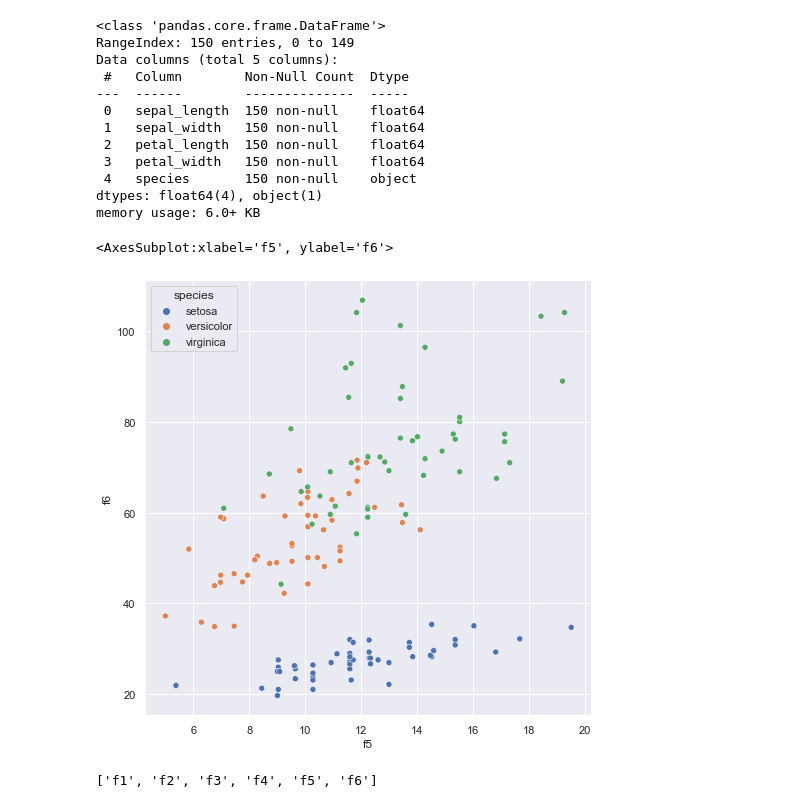
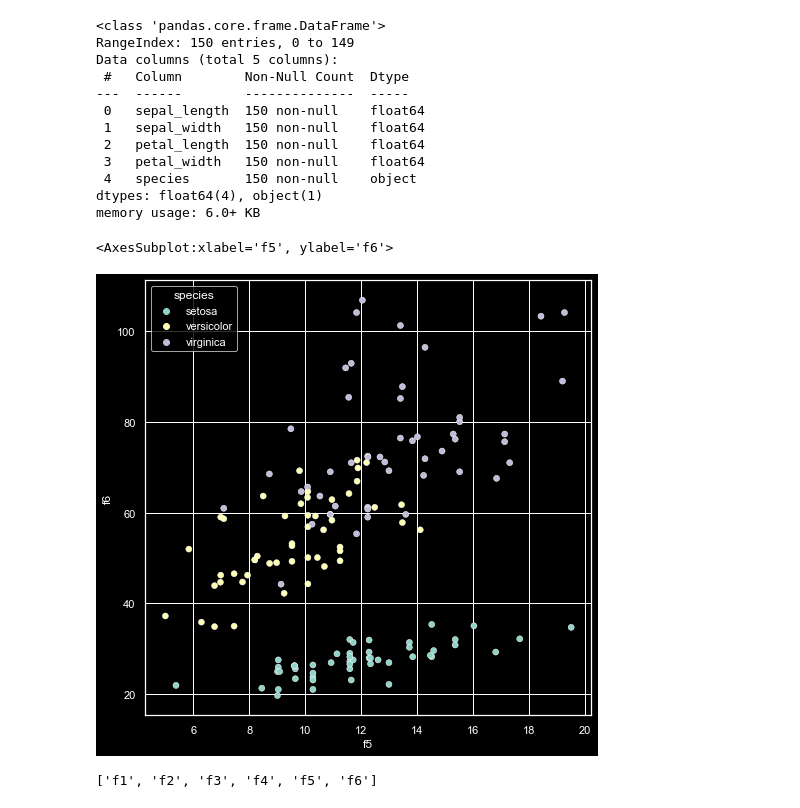
Before and after one commit to lostmygithubaccount/pl-learn, a Jupyter notebook: projects/iris/Untitled.ipynb, the cells around one changed output. Saved outputs shown, nothing was run; the diff lists cells and outputs as text; code cells hidden in the pictures.

Commit message:
dark mode

```diff
--- a/projects/iris/Untitled.ipynb
+++ b/projects/iris/Untitled.ipynb
@@ -76,9 +76,13 @@ kbs
 setup plotting with seaborn and matplotlib
 # %%
 import seaborn as sns
+import matplotlib as mpl
 import matplotlib.pyplot as plt
 
 sns.set_theme()
+sns.set_style("darkgrid")
+#mpl.rcParams["figure.facecolor"] = "black"
+plt.style.use(["dark_background"])
 # %% [markdown]
 let's plot ``sepal_length`` vs ``sepal_width``
 # %%
@@ -144,12 +148,12 @@ df["f4"] = df.sepal_width ** 2 + df.petal_length ** 2
 df["f5"] = df.sepal_width ** 2 + df.petal_width ** 2
 df["f6"] = df.sepal_length ** 2 + df.petal_length ** 2
 # %%
-f, ax = plt.subplots(figsize=(8, 8))
+fig, ax = plt.subplots(figsize=(8, 8))
 
 sns.scatterplot(data=df, x="f5", y="f6", hue="species")
 # %% [output]
 <AxesSubplot:xlabel='f5', ylabel='f6'>
-[figure, old version]
+[figure, new version]
 # %%
 features = ["f1", "f2", "f3", "f4", "f5", "f6"]
 features
```
Also changed, not shown: parts of 10 cells of this notebook.
